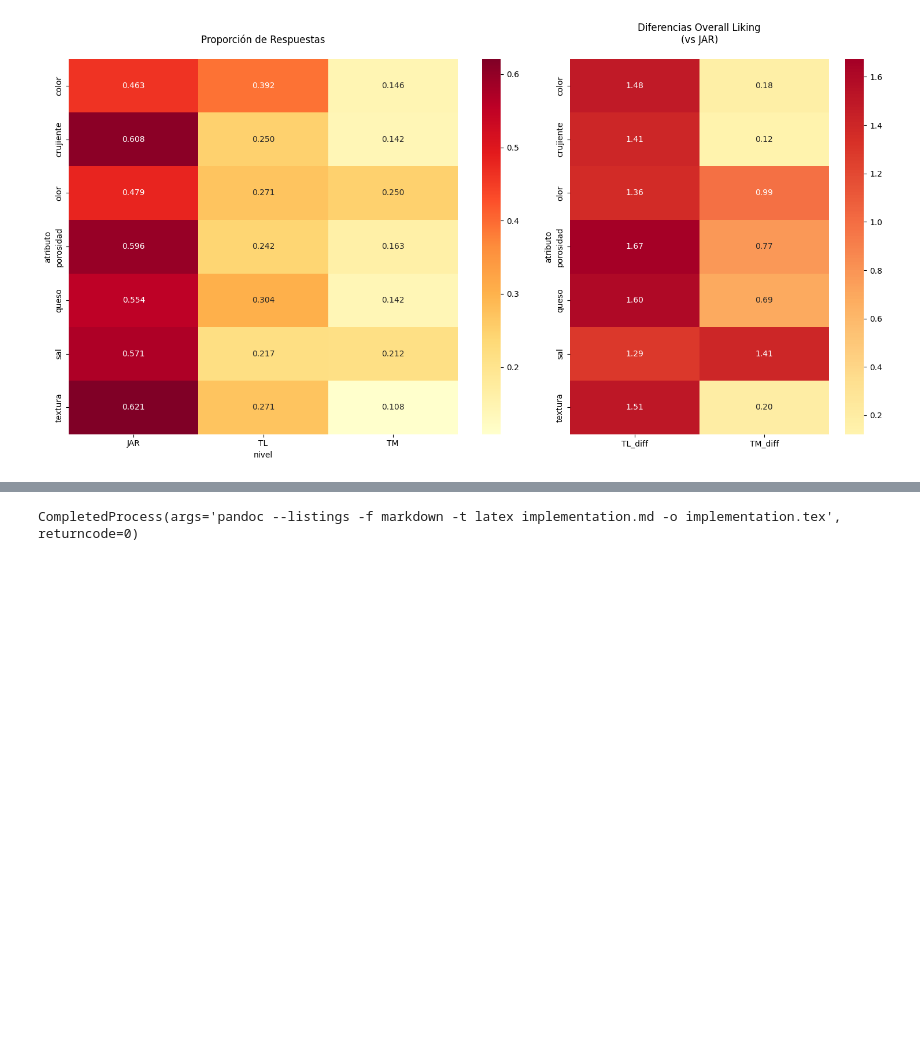
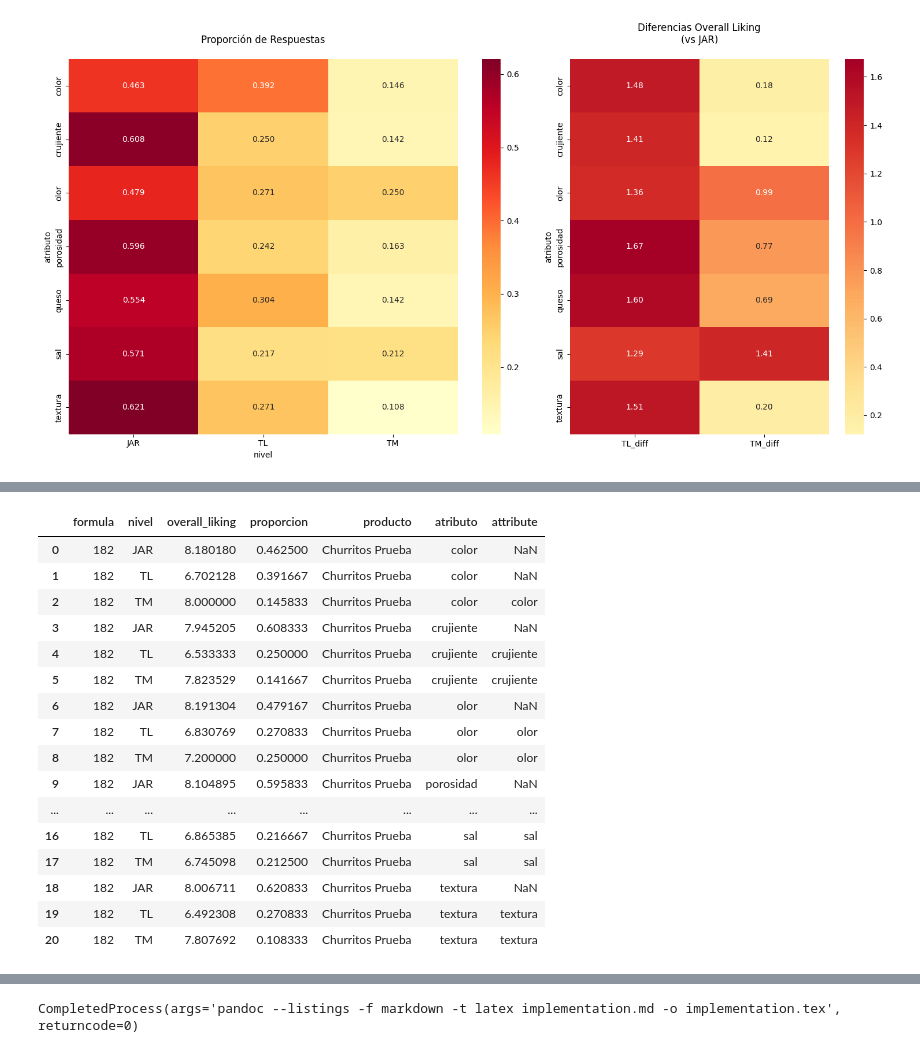
Before and after one commit to sharonluna/scheffe_wald_test, a Jupyter notebook: penalty_analysis/implementation.ipynb, the cells around one changed output, grey strips where cells are left out. Cells and saved outputs as stored; diff of their text form; code cells hidden in the pictures; blank space fills up the shorter version.

```diff
--- a/penalty_analysis/implementation.ipynb
+++ b/penalty_analysis/implementation.ipynb
@@ -228,0 +229,10 @@ plt.show()
+# %%
+penalties = df_result.loc[
+    (df_result['p_value'] < alpha) & (df_result['p_i-p_j'] != "TL-TM"),
+    ['test','attribute','p_i-p_j']
+].copy()
+
+penalties['nivel'] = penalties['p_i-p_j'].str.split('-').str[1]
+
+penalties = penalties.drop('p_i-p_j', axis = 1)
+penalties.to_csv(os.path.join(MAIN_DIR,'df_penalties_all_test.csv'))
@@ -228,0 +259,34 @@ plt.show()
+# %%
+sw_penalties = (
+    penalties[penalties['test'] == 'Scheffé-Wald']
+    .copy()
+    .drop('test', axis = 1)
+)
+
+sw_penalties = pd.merge(
+    OVERALL_LIKING,
+    sw_penalties,
+    how='left',
+    right_on=['nivel','attribute'],
+    left_on=['nivel','atributo']
+)
+
+sw_penalties
+# %% [output]
+|  | formula | nivel | overall_liking | proporcion | producto | atributo | attribute |
+| 0 | 182 | JAR | 8.180180 | 0.462500 | Churritos Prueba | color | NaN |
+| 1 | 182 | TL | 6.702128 | 0.391667 | Churritos Prueba | color | NaN |
+| 2 | 182 | TM | 8.000000 | 0.145833 | Churritos Prueba | color | color |
+| 3 | 182 | JAR | 7.945205 | 0.608333 | Churritos Prueba | crujiente | NaN |
+| 4 | 182 | TL | 6.533333 | 0.250000 | Churritos Prueba | crujiente | crujiente |
+| 5 | 182 | TM | 7.823529 | 0.141667 | Churritos Prueba | crujiente | crujiente |
+| 6 | 182 | JAR | 8.191304 | 0.479167 | Churritos Prueba | olor | NaN |
+| 7 | 182 | TL | 6.830769 | 0.270833 | Churritos Prueba | olor | olor |
+| 8 | 182 | TM | 7.200000 | 0.250000 | Churritos Prueba | olor | olor |
+| 9 | 182 | JAR | 8.104895 | 0.595833 | Churritos Prueba | porosidad | NaN |
+| ... | ... | ... | ... | ... | ... | ... | ... |
+| 16 | 182 | TL | 6.865385 | 0.216667 | Churritos Prueba | sal | sal |
+| 17 | 182 | TM | 6.745098 | 0.212500 | Churritos Prueba | sal | sal |
+| 18 | 182 | JAR | 8.006711 | 0.620833 | Churritos Prueba | textura | NaN |
+| 19 | 182 | TL | 6.492308 | 0.270833 | Churritos Prueba | textura | textura |
+| 20 | 182 | TM | 7.807692 | 0.108333 | Churritos Prueba | textura | textura |
```
Also changed, not shown: parts of 12 cells of this notebook, 15 other files.
